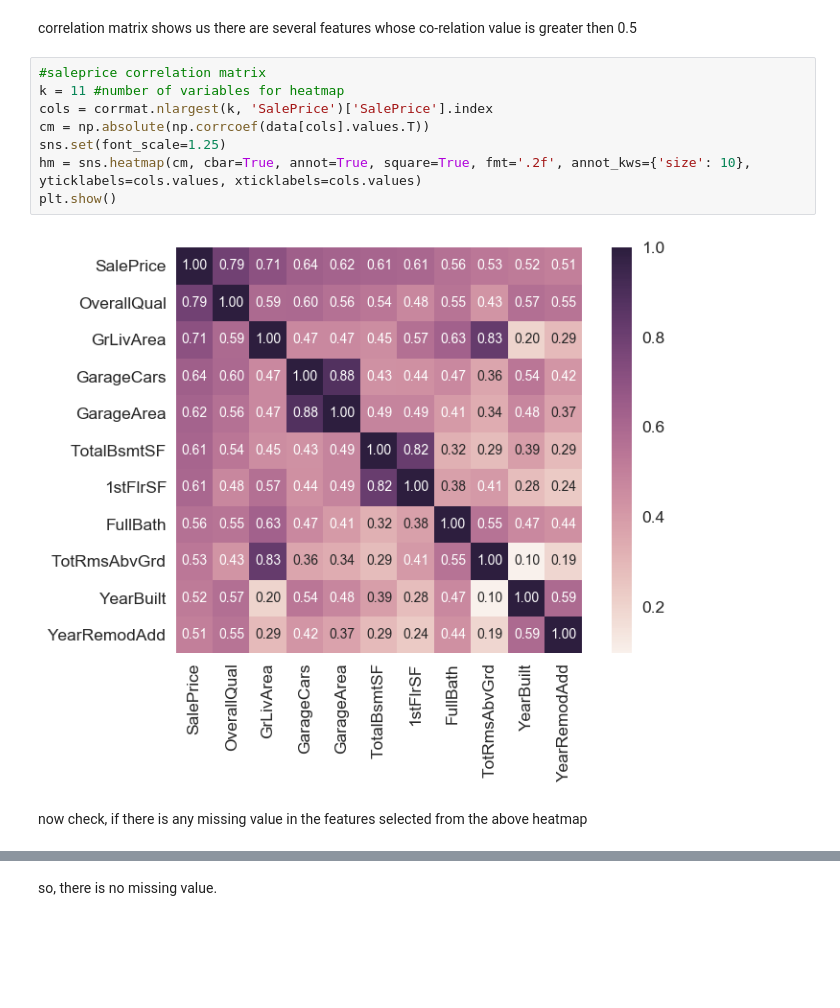
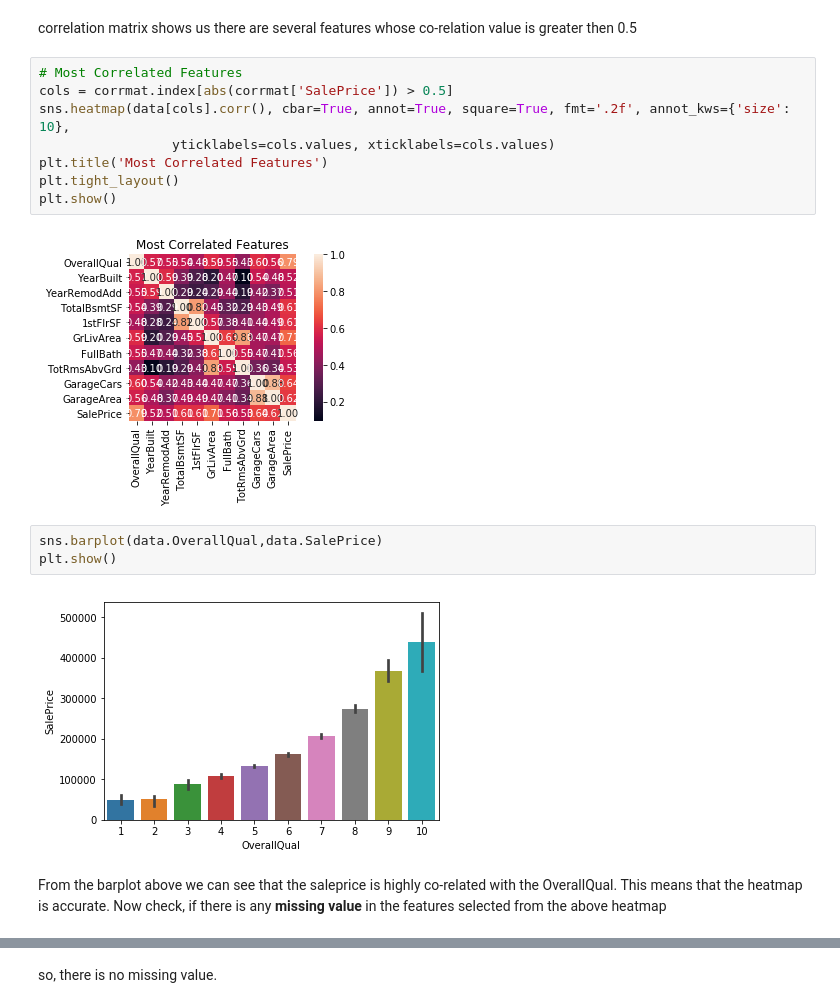
Before and after one commit to mahadyRayhan/House-prices-advanced-regression, a Jupyter notebook: House Prices.ipynb, the cells around one changed output, grey strips where cells are left out. Drawn from its saved outputs; the diff is of its cells as text; blank space fills up the shorter version.

```diff
--- a/House Prices.ipynb
+++ b/House Prices.ipynb
@@ -77,15 +204,20 @@ plt.show()
 # %% [markdown]
 correlation matrix shows us there are several features whose co-relation value is greater then 0.5
 # %%
-#saleprice correlation matrix
-k = 11 #number of variables for heatmap
-cols = corrmat.nlargest(k, 'SalePrice')['SalePrice'].index
-cm = np.absolute(np.corrcoef(data[cols].values.T))
-sns.set(font_scale=1.25)
-hm = sns.heatmap(cm, cbar=True, annot=True, square=True, fmt='.2f', annot_kws={'size': 10}, yticklabels=cols.values, xticklabels=cols.values)
+# Most Correlated Features
+cols = corrmat.index[abs(corrmat['SalePrice']) > 0.5]
+sns.heatmap(data[cols].corr(), cbar=True, annot=True, square=True, fmt='.2f', annot_kws={'size': 10},
+                 yticklabels=cols.values, xticklabels=cols.values)
+plt.title('Most Correlated Features')
+plt.tight_layout()
 plt.show()
 # %% [output]
-[figure, old version]
+[figure, new version]
+# %%
+sns.barplot(data.OverallQual,data.SalePrice)
+plt.show()
+# %% [output]
+[figure, added]
 # %% [markdown]
-now check, if there is any missing value in the features selected from the above heatmap
+From the barplot above we can see that the saleprice is highly co-related with the OverallQual. This means that the heatmap is accurate. Now check, if there is any **missing value** in the features selected from the above heatmap
 # %%
```
Also changed, not shown: parts of 123 cells of this notebook.
